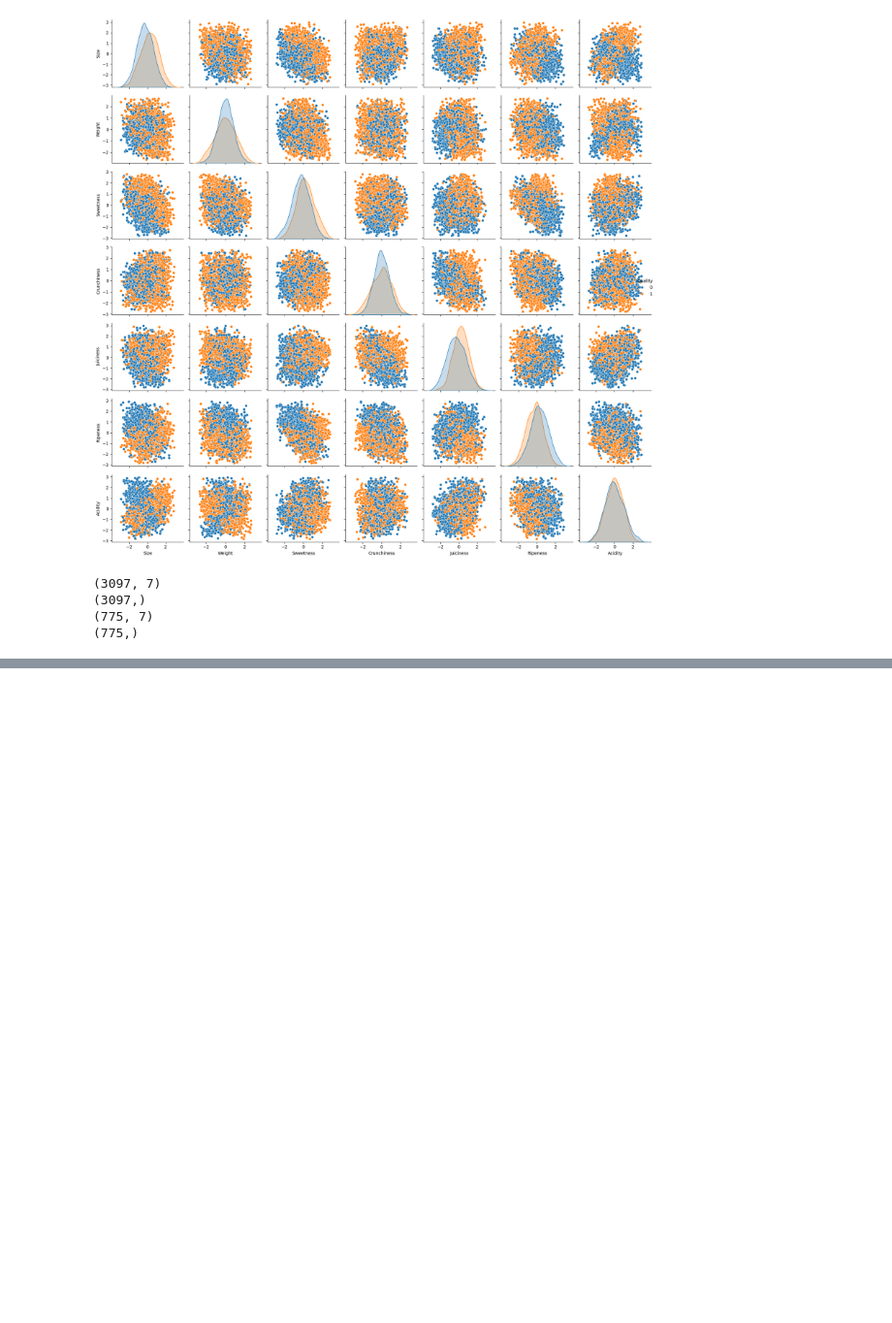
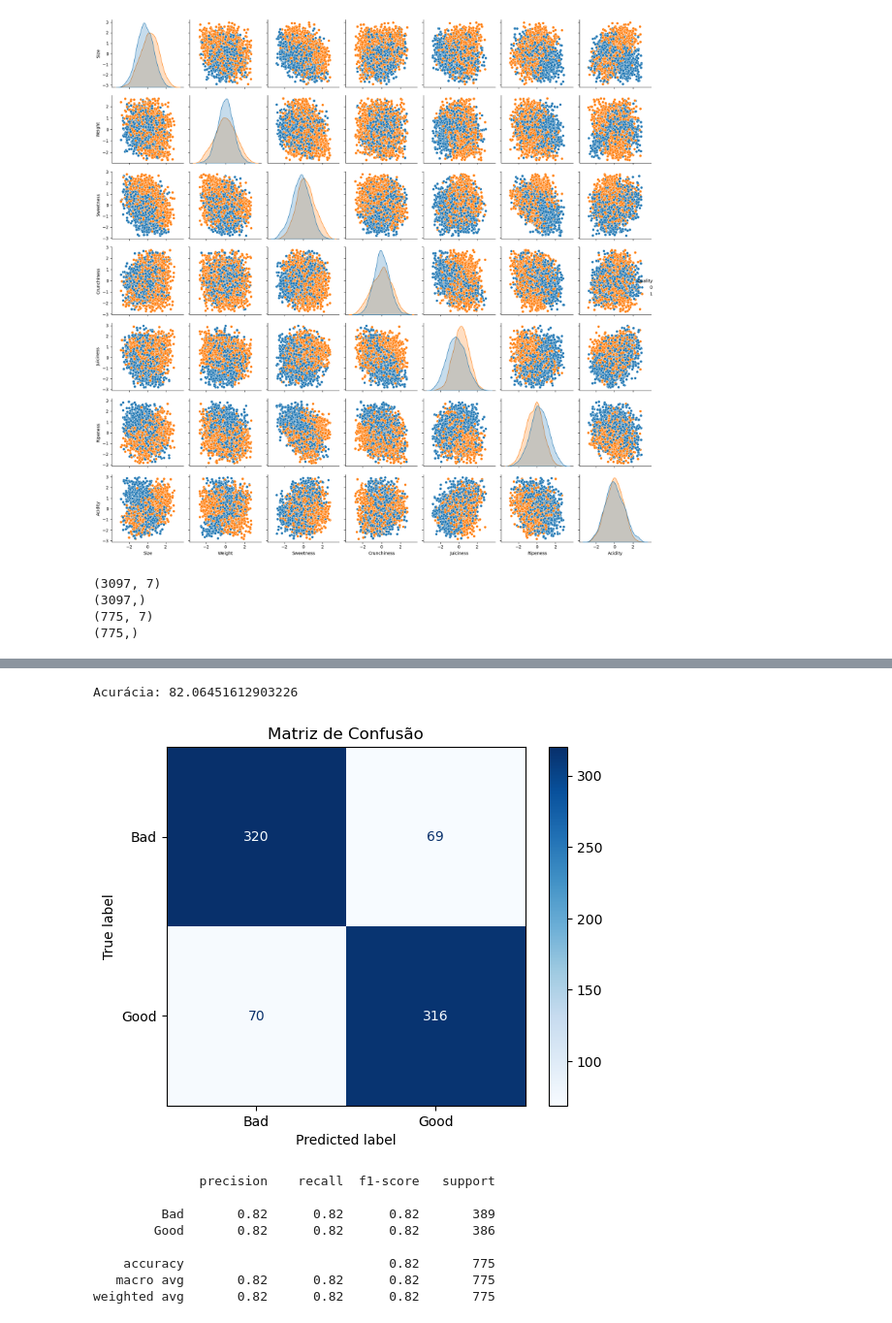
Before and after one commit to Guilherme-Luis/Chat-Apple-Quality, a Jupyter notebook: ml/Extract-model.ipynb, the cells around one changed output, grey strips where cells are left out. Shown at 97% size. Saved outputs shown, nothing was run; the diff lists cells and outputs as text; code cells hidden in the pictures; blank space fills up the shorter version.

```diff
--- a/ml/Extract-model.ipynb
+++ b/ml/Extract-model.ipynb
@@ -304,0 +334,28 @@ weighted avg       0.89      0.89      0.89       775
+# %%
+# Decision Tree Classifier no conjunto de teste
+CART = DecisionTreeClassifier()
+CART.fit(X_train, Y_train)
+predictions_CART = CART.predict(X_test)
+print(f"Acurácia: {accuracy_score(Y_test, predictions_CART) * 100}")
+
+confusion_matrix = ConfusionMatrixDisplay.from_predictions(
+    Y_test,
+    predictions_CART,
+    display_labels=["Bad", "Good"],
+    cmap="Blues"
+)
+confusion_matrix.ax_.set_title("Matriz de Confusão")
+plt.show()
+
+print(classification_report(Y_test, predictions_CART,target_names=["Bad","Good"]))
+# %% [output]
+Acurácia: 82.06451612903226
+[figure, added]
+              precision    recall  f1-score   support
+
+         Bad       0.82      0.82      0.82       389
+        Good       0.82      0.82      0.82       386
+
+    accuracy                           0.82       775
+   macro avg       0.82      0.82      0.82       775
+weighted avg       0.82      0.82      0.82       775
```
Also changed, not shown: parts of 16 cells of this notebook, 3 other files.
